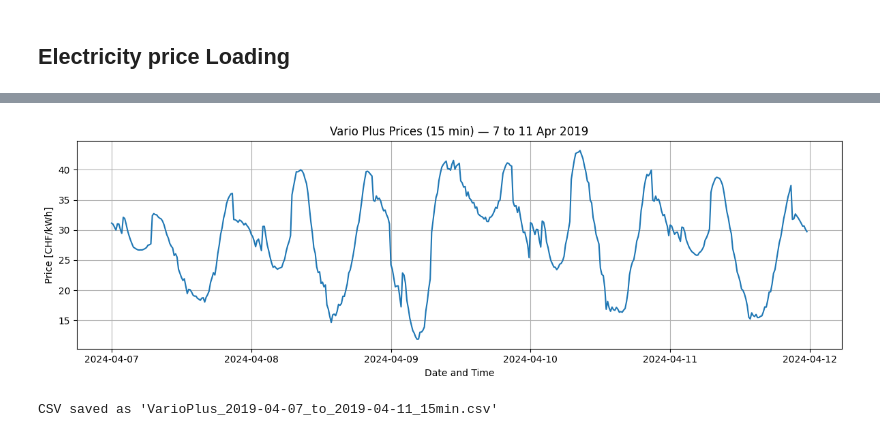
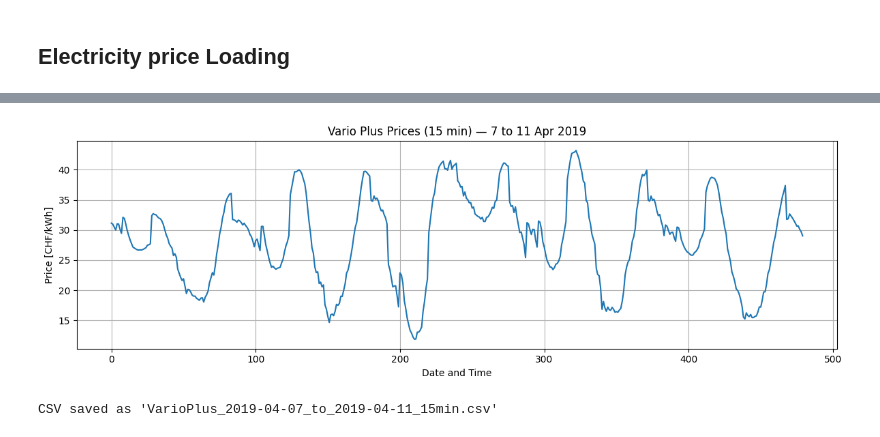
Before and after one commit to mauriacantoine/OptiDemandResponse, a Jupyter notebook: Data_Loading.ipynb, the cells around one changed output, grey strips where cells are left out. Saved outputs shown, nothing was run; the diff lists cells and outputs as text; code cells hidden in the pictures.

```diff
--- a/Data_Loading.ipynb
+++ b/Data_Loading.ipynb
@@ -176,7 +176,7 @@ def fetch_vario_plus_15min(start_date: str, end_date: str) -> pd.DataFrame:
 
     # Build ISO timestamps with CEST offset
     start_ts = f"{start_date}T00:00:00+02:00"
-    end_ts   = f"{end_date}T23:45:00+02:00"
+    end_ts   = f"{end_date}T00:00:00+02:00"
 
     resp = requests.get(
         base_url + endpoint,
@@ -193,16 +193,11 @@ def fetch_vario_plus_15min(start_date: str, end_date: str) -> pd.DataFrame:
     df = pd.DataFrame(data)
     # We know the JSON fields are:
     #   'start_timestamp' (timestamp), 'end_timestamp', 'vario_plus' (price), 'unit'
-    df['time'] = pd.to_datetime(df['start_timestamp'])
-    df = (
-        df
-        .set_index('time')[['vario_plus']]
-        .rename(columns={'vario_plus': 'price'})
-        .sort_index()
-    )
+    df['time'] = pd.to_datetime(df['start_timestamp']).dt.tz_localize(None)
+    df = df[['time', 'vario_plus']].rename(columns={'vario_plus': 'price'}).sort_values('time')
     return df
 # %%
-prices_15min = fetch_vario_plus_15min('2024-04-07', '2024-04-11')
+prices_15min = fetch_vario_plus_15min('2024-04-07','2024-04-12')
 
 # Quick sanity check
 print(prices_15min.head())
@@ -218,10 +213,7 @@ plt.grid(True)
 plt.tight_layout()
 plt.show()
 
-# Save to CSV with 'time' as the index column
-prices_15min.to_csv(
-    'VarioPlus_2019-04-07_to_2019-04-11_15min.csv',
-    index_label='time'
-)
+# Save to CSV
+prices_15min.to_csv('VarioPlus_2019-04-07_to_2019-04-11_15min.csv', index=False)
 print("CSV saved as 'VarioPlus_2019-04-07_to_2019-04-11_15min.csv'")
 # %% [output]
@@ -236,2 +227,2 @@ Total 15-min points: 479
-[figure, old version]
+[figure, new version]
 CSV saved as 'VarioPlus_2019-04-07_to_2019-04-11_15min.csv'
```
Also changed, not shown: parts of 1 cell of this notebook, 2 other files.
